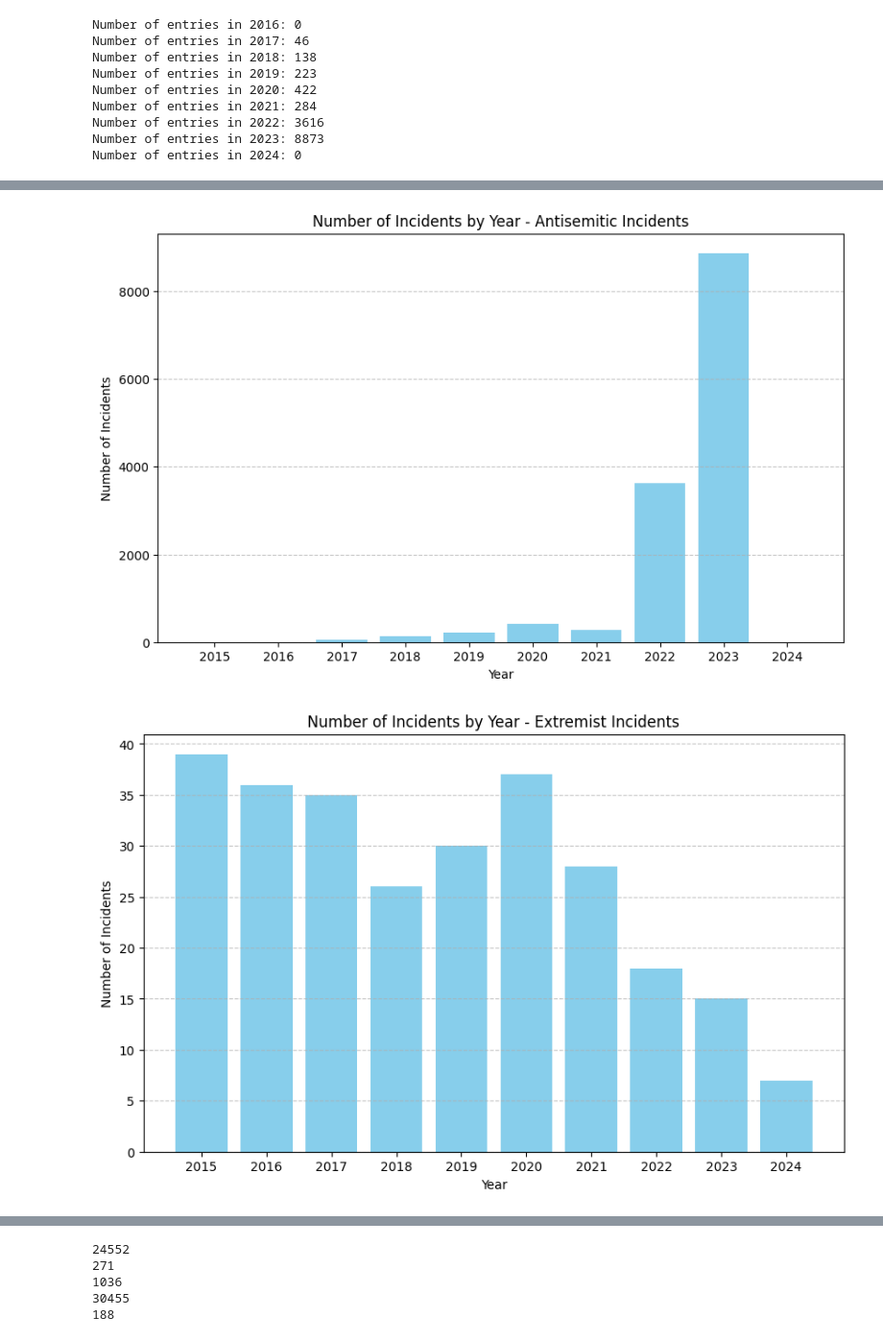
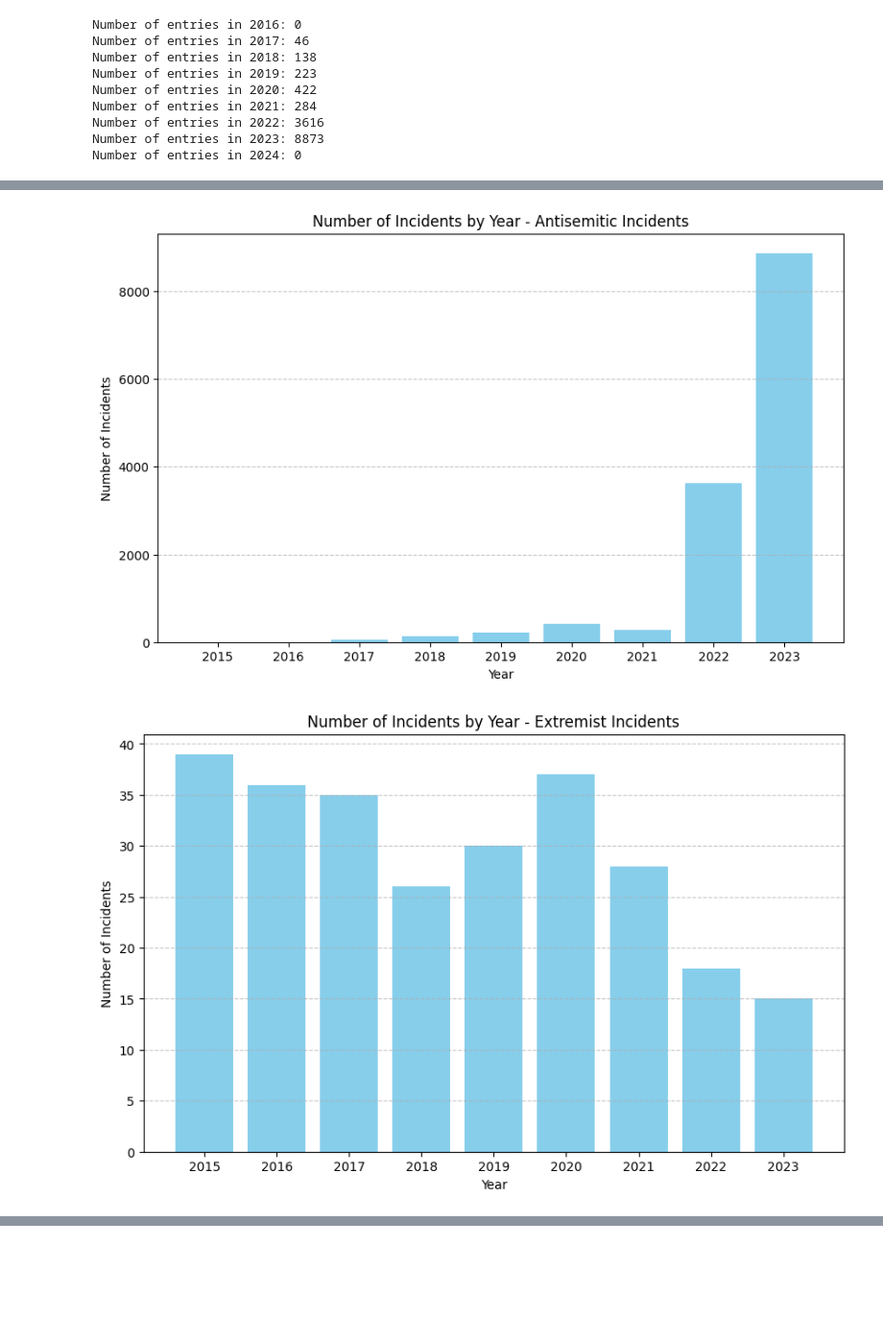
Before and after one commit to e-sider/cmsc320-final, a Jupyter notebook: new_final_tutorial.ipynb, the cells around one changed output, grey strips where cells are left out. Shown at 96% size. Cells and saved outputs as stored; diff of their text form; code cells hidden in the pictures; blank space fills up the shorter version.

```diff
--- a/new_final_tutorial.ipynb
+++ b/new_final_tutorial.ipynb
@@ -168,0 +171,33 @@ print(count_entries_by_year(antisemitic_incidents, 2024))
+# %%
+import pandas as pd
+
+# Iterate over each cell in the 'date' column
+for index, date_value in antisemitic_incidents['date'].items():
+    # Check if the date is not NaT
+    if not pd.isnull(date_value):
+        # Convert date value to MM/DD/YYYY format
+        updated_date = pd.to_datetime(date_value, errors='coerce').strftime('%m/%d/%Y')
+
+        # Check if the converted date value is different from the original and not already in MM/DD/YYYY format
+        if updated_date != date_value and date_value.strftime('%m/%d/%Y') != date_value:
+            # Print the corresponding 'id' and original 'date' value
+            print("Updating date format for ID:", antisemitic_incidents.at[index, 'id'])
+            print("Original date:", date_value)
+
+            # Update the date format to MM/DD/YYYY
+            antisemitic_incidents.at[index, 'date'] = updated_date
+            print("Updated date:", updated_date)
+    else:
+        print("Skipping NaT value at index", index)
+
+print(count_entries_by_year(antisemitic_incidents, 2015))
+print(count_entries_by_year(antisemitic_incidents, 2016))
+print(count_entries_by_year(antisemitic_incidents, 2017))
+print(count_entries_by_year(antisemitic_incidents, 2018))
+print(count_entries_by_year(antisemitic_incidents, 2019))
+print(count_entries_by_year(antisemitic_incidents, 2020))
+print(count_entries_by_year(antisemitic_incidents, 2021))
+print(count_entries_by_year(antisemitic_incidents, 2022))
+print(count_entries_by_year(antisemitic_incidents, 2023))
+print(count_entries_by_year(antisemitic_incidents, 2024))
+print(antisemitic_incidents.shape[0])
@@ -185,7 +238,7 @@ def count_entries_by_year(incident_df, year):
 
 def plot_incidents_by_year(incident_df, df_name):
     # Define years and corresponding counts
-    years = range(2015, 2025)
+    years = range(2015, 2024)
     counts = [count_entries_by_year(incident_df, year) for year in years]
 
     # Create bar plot
@@ -209,2 +262,2 @@ plot_incidents_by_year(terrorist_incidents, "Terrorist Threats/Incidents")
-[figure, old version]
+[figure, new version]
-[figure, old version]
+[figure, new version]
@@ -214,5 +266,0 @@ plot_incidents_by_year(terrorist_incidents, "Terrorist Threats/Incidents")
-24552
-271
-1036
-30455
-188
```
Also changed, not shown: parts of 4 cells of this notebook.
